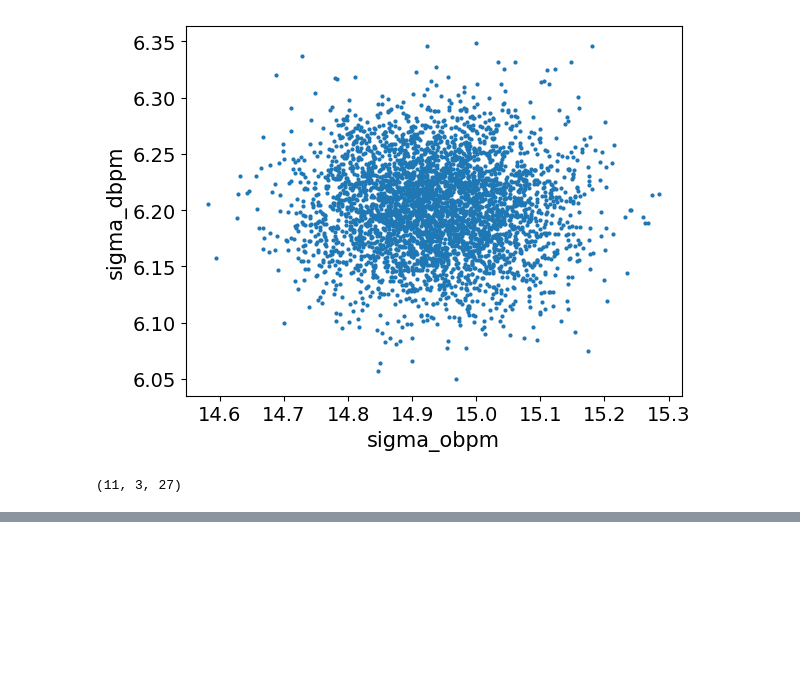
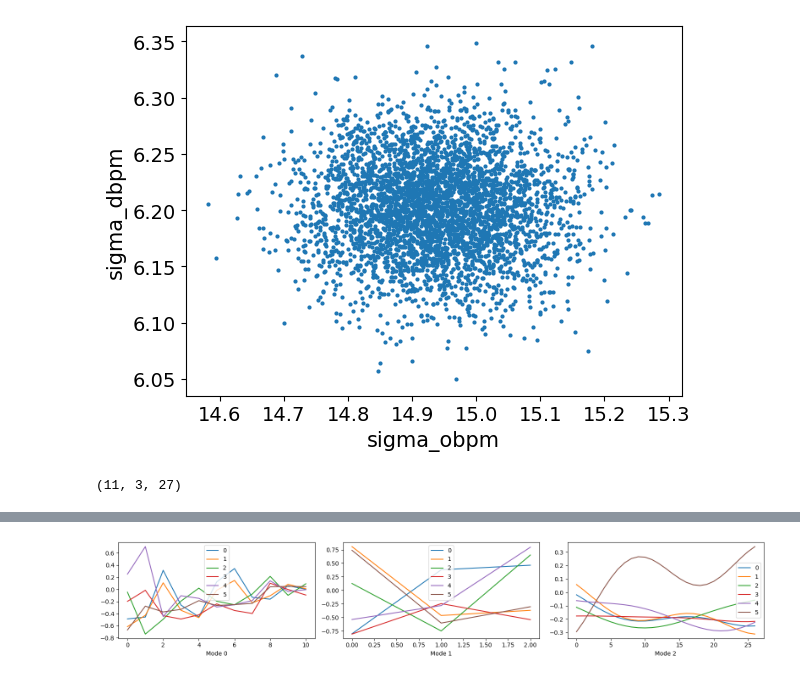
Before and after one commit to abrahme/nba_functional_analysis, a Jupyter notebook: HSGPFunctional.ipynb, the cells around one changed output, grey strips where cells are left out. Saved outputs shown, nothing was run; the diff lists cells and outputs as text; code cells hidden in the pictures; blank space fills up the shorter version.

```diff
--- a/HSGPFunctional.ipynb
+++ b/HSGPFunctional.ipynb
@@ -537,0 +586,6 @@ metric_weight_tensor.shape
+# %%
+model_6comp = tlviz.postprocessing.postprocess(selected_models[6], dataset=metric_weight_tensor)
+tlviz.visualisation.components_plot(model_6comp)
+plt.show()
+# %% [output]
+[figure, added]
```
Also changed, not shown: parts of 50 cells of this notebook, 1 other file.
